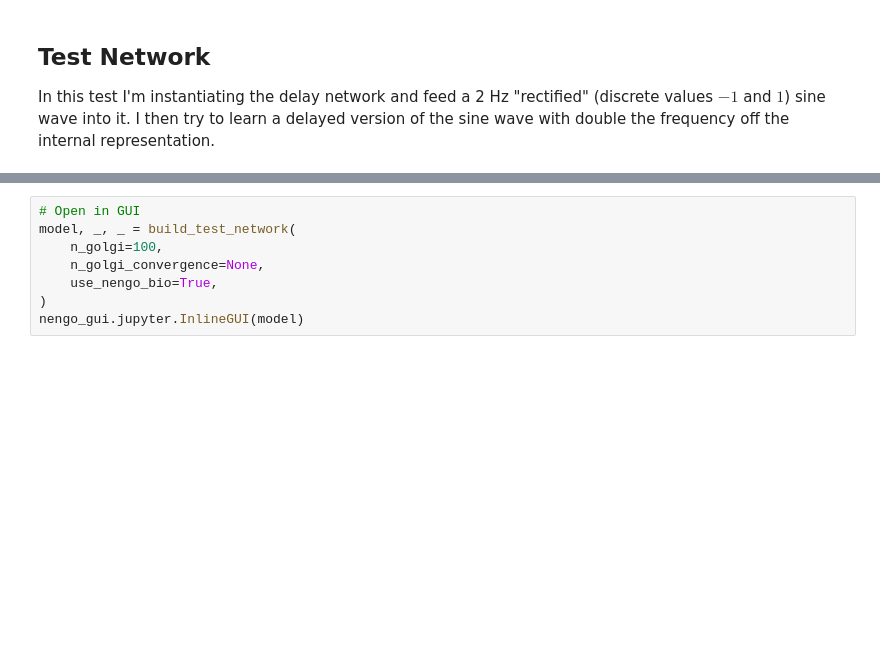
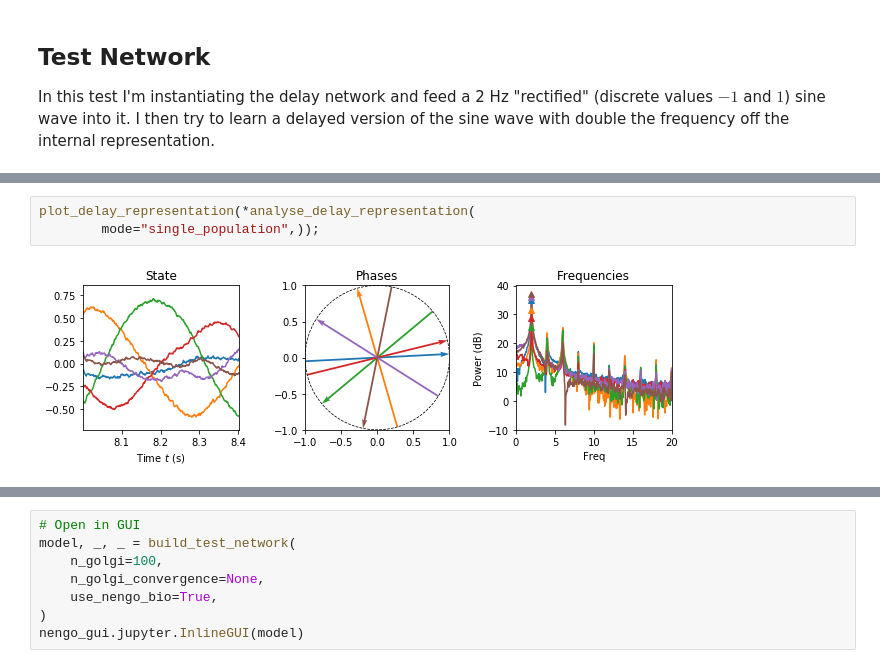
Before and after one commit to ctn-waterloo/cogsci2020-cerebellum, a Jupyter notebook: notebooks/Golgi Granule Delay Network.ipynb, the cells around one changed output, grey strips where cells are left out. Drawn from its saved outputs; the diff is of its cells as text; blank space fills up the shorter version.

```diff
--- a/notebooks/Golgi Granule Delay Network.ipynb
+++ b/notebooks/Golgi Granule Delay Network.ipynb
@@ -139,0 +201,5 @@ def plot_delay_representation(ts, ys, Ys, freqs):
+# %%
+plot_delay_representation(*analyse_delay_representation(
+        mode="single_population",));
+# %% [output]
+[figure, added]
```
Also changed, not shown: parts of 15 cells of this notebook, 1 other file.
